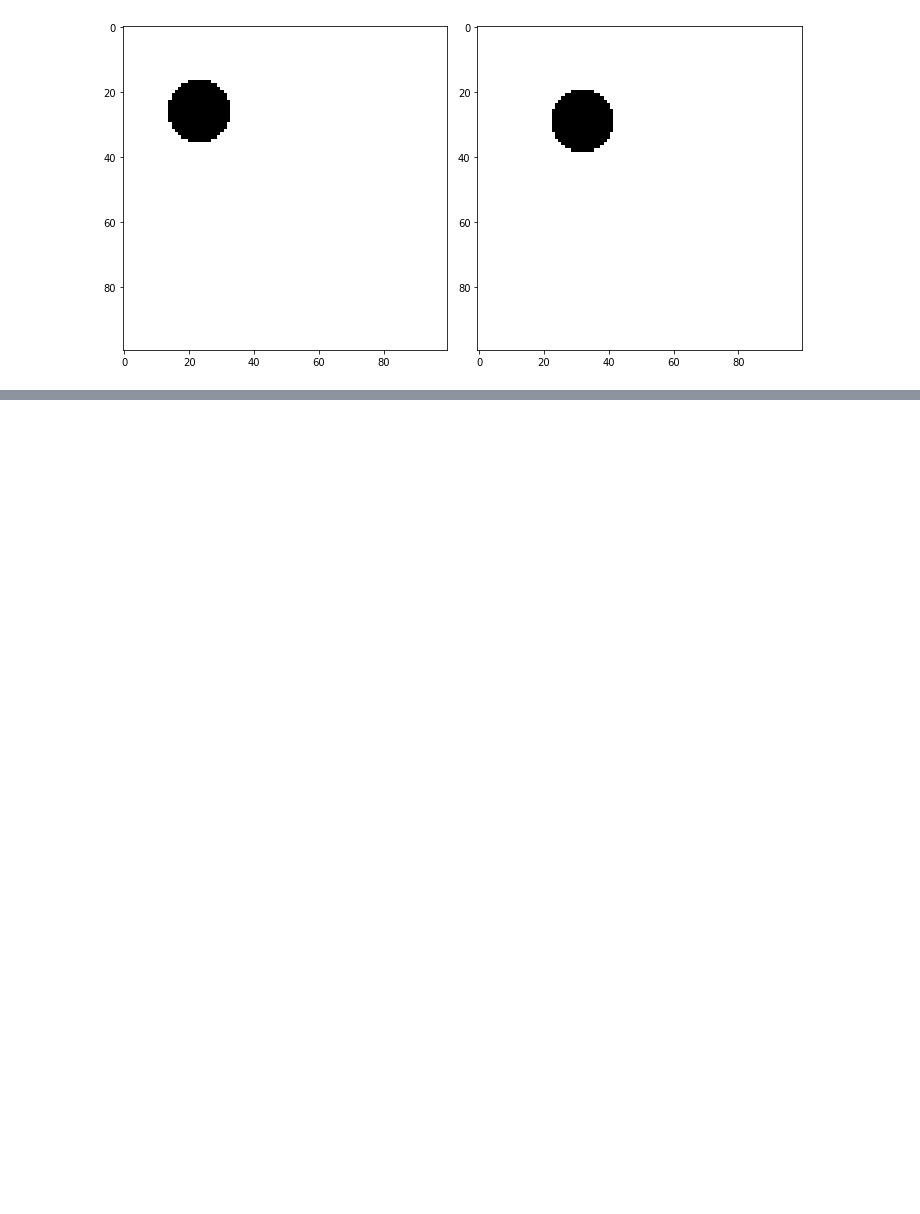
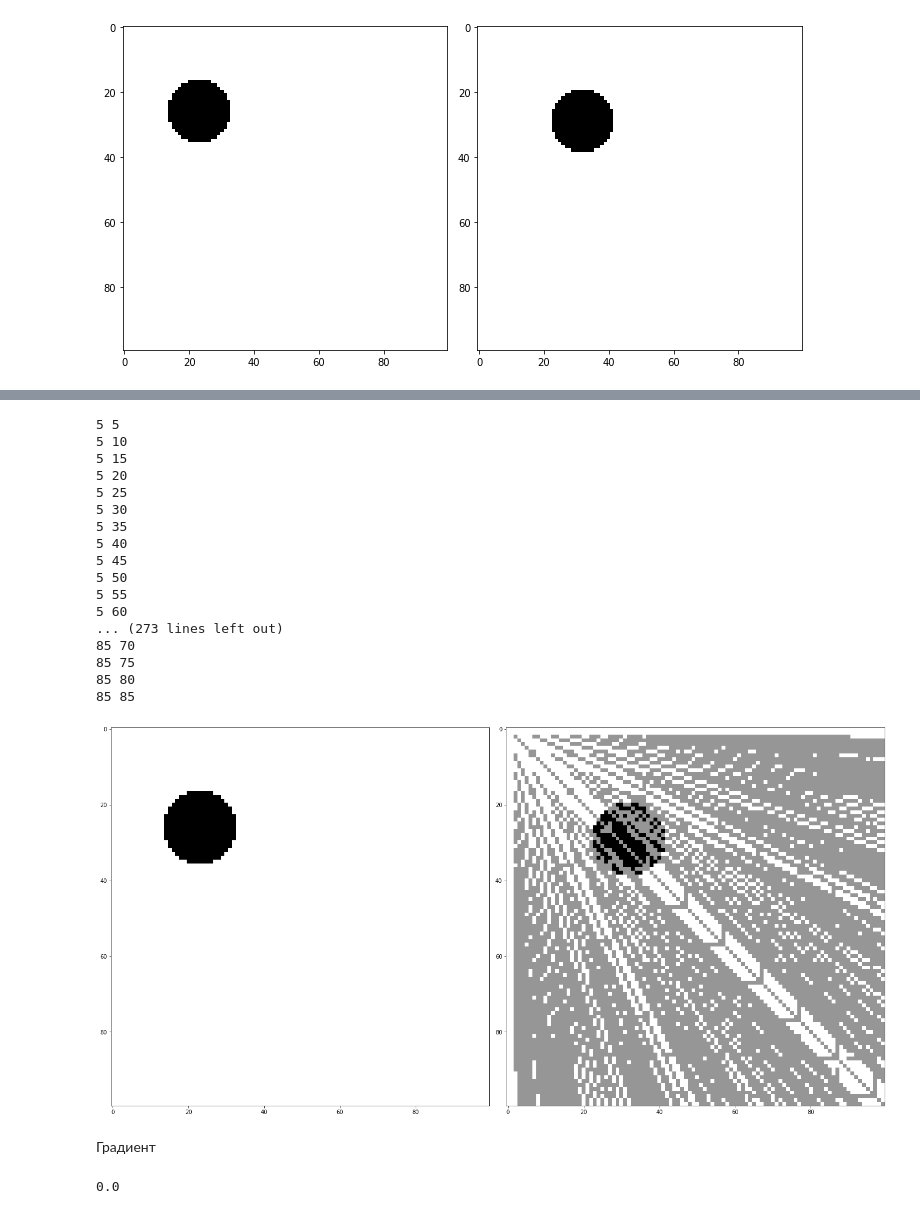
Before and after one commit to diakreado/python-opencv-labs, a Jupyter notebook: lab4/Untitled.ipynb, the cells around one changed output, grey strips where cells are left out. Cells and saved outputs as stored; diff of their text form; code cells hidden in the pictures; blank space fills up the shorter version.

```diff
--- a/lab4/Untitled.ipynb
+++ b/lab4/Untitled.ipynb
@@ -93,0 +232,40 @@ fig.tight_layout()
+# %%
+img1 = cv.imread('1.png', cv.IMREAD_GRAYSCALE)
+img2 = cv.imread('2.png', cv.IMREAD_GRAYSCALE)
+
+block_size  = 5
+search_size = 10
+
+movement = diamondSearch(img1, img2, block_size, search_size)
+draw_arrows(img2, movement, block_size, color=150)
+
+fig, axes = plt.subplots(ncols=2, figsize=(20, 10))
+axes[0].imshow(img1, cmap='gray')
+axes[1].imshow(img2, cmap='gray')
+fig.tight_layout()
+# %% [output]
+5 5
+5 10
+5 15
+5 20
+5 25
+5 30
+5 35
+5 40
+5 45
+5 50
+5 55
+5 60
+... (273 lines left out)
+85 70
+85 75
+85 80
+85 85
+[figure, added]
+# %% [markdown]
+Градиент
+# %%
+x = np.zeros((2,2))
+x[0][0]
+# %% [output]
+0.0
```
Also changed, not shown: parts of 7 cells of this notebook, 3 other files.
